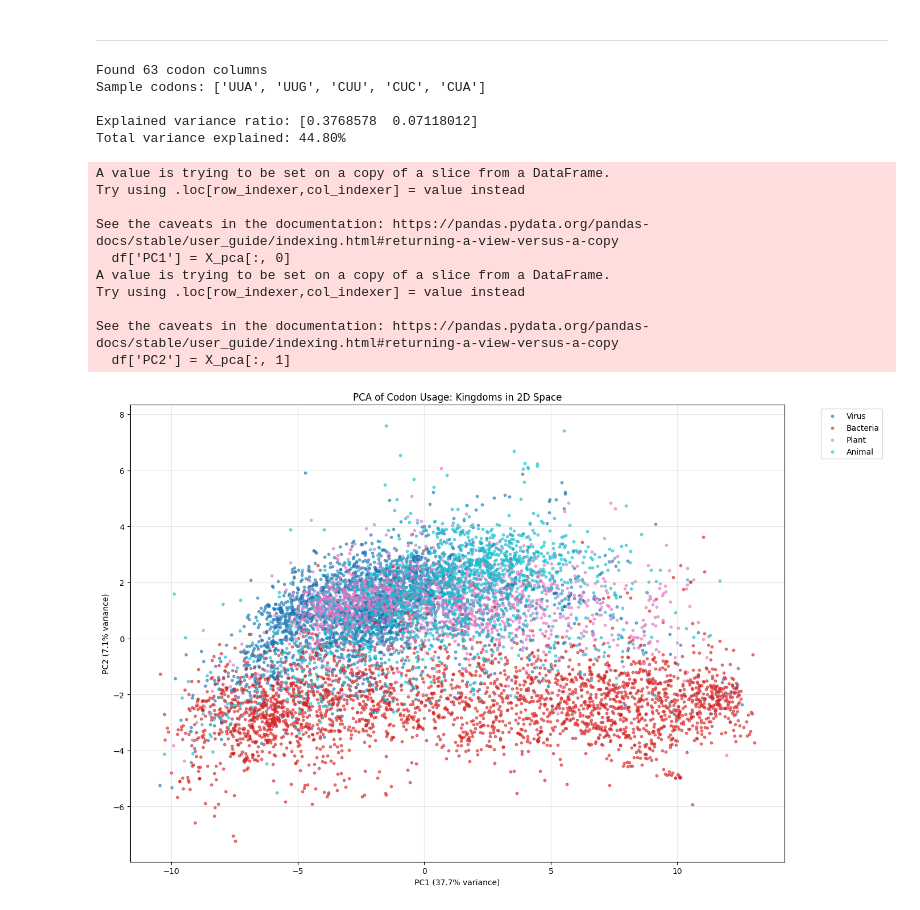
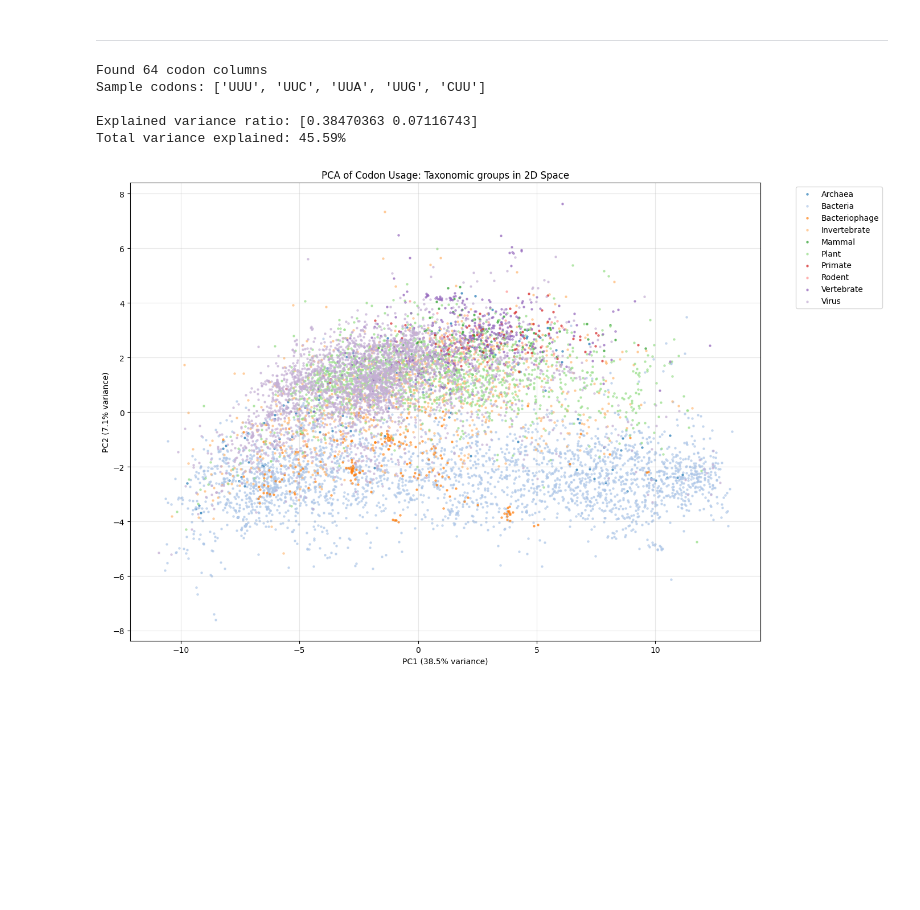
Before and after one commit to Jinniesss/compmethods-js4872, a Jupyter notebook: project/analyze.ipynb, the cells around one changed output. Drawn from its saved outputs; the diff is of its cells as text; code cells hidden in the pictures; blank space fills up the shorter version.

```diff
--- a/project/analyze.ipynb
+++ b/project/analyze.ipynb
@@ -5,6 +5,17 @@ import seaborn as sns
 import numpy as np
 
 df = pd.read_csv('codon_usage.csv')
+df = df[df['DNAtype']==0]
+df = df.drop(columns=['DNAtype'])
+df = df[df['Kingdom']!='plm']
+
+# Convert all numeric columns (codon frequencies) from string to float
+# Identify columns that should be numeric (excluding metadata columns)
+metadata_cols = ['SpeciesName', 'Kingdom']
+for col in df.columns:
+    if col not in metadata_cols:
+        df[col] = pd.to_numeric(df[col], errors='coerce')
+
 df['Kingdom'].value_counts()
 # %% [output]
 Kingdom
@@ -173,62 +203,60 @@ from sklearn.preprocessing import StandardScaler
 numeric_cols = df.select_dtypes(include=[np.number]).columns.tolist()
 
 # Remove metadata numeric columns like SpeciesID, Ncodons, DNAtype
-metadata_numeric = ['SpeciesID', 'Ncodons', 'PC1', 'PC2']
-codon_cols = [col for col in numeric_cols if col not in metadata_numeric]
-
+codon_cols = codon_cols_stats
 print(f"Found {len(codon_cols)} codon columns")
 print(f"Sample codons: {codon_cols[:5]}")
 
 # Prepare data for PCA
 X = df[codon_cols].values
 scaler = StandardScaler()
 X_scaled = scaler.fit_transform(X)
 
 # Apply PCA to reduce to 2 dimensions
 pca = PCA(n_components=2)
 X_pca = pca.fit_transform(X_scaled)
 
 # Add PCA components back to dataframe
 df['PC1'] = X_pca[:, 0]
 df['PC2'] = X_pca[:, 1]
 
 print(f"\nExplained variance ratio: {pca.explained_variance_ratio_}")
 print(f"Total variance explained: {pca.explained_variance_ratio_.sum():.2%}")
 
-# Visualize the clustering by Kingdom
+# Visualize the clustering by Kingdom (use explicit colors for consistency)
 plt.figure(figsize=(14, 9))
-kingdoms = df['Kingdom_Full'].unique()
-colors = plt.cm.tab10(np.linspace(0, 1, len(kingdoms)))
+# Define a color mapping for every taxa present in Taxon_group
+# Use a categorical colormap and assign one color per unique taxon
+taxa = sorted(df['Taxon_group'].unique())
+import matplotlib as mpl
+from matplotlib import cm
+# choose a qualitative colormap with enough distinct colors (tab20, tab20b, tab20c)
+cmap = cm.get_cmap('tab20')
+colors = [mpl.colors.to_hex(cmap(i % cmap.N)) for i in range(len(taxa))]
+kingdom_colors = dict(zip(taxa, colors))
+# keep plotting order consistent with taxa list
+kingdoms = taxa
 
-for kingdom, color in zip(kingdoms, colors):
-    mask = df['Kingdom_Full'] == kingdom
+for kingdom in kingdoms:
+    color = kingdom_colors.get(kingdom, 'lightgray')
+    mask = df['Taxon_group'] == kingdom
     plt.scatter(df.loc[mask, 'PC1'], df.loc[mask, 'PC2'],
-                label=kingdom, alpha=0.6, s=10, c=[color])
+                label=kingdom, alpha=0.6, s=5, color=color)
 
 plt.xlabel(f'PC1 ({pca.explained_variance_ratio_[0]:.1%} variance)')
 plt.ylabel(f'PC2 ({pca.explained_variance_ratio_[1]:.1%} variance)')
-plt.title('PCA of Codon Usage: Kingdoms in 2D Space')
+plt.title('PCA of Codon Usage: Taxonomic groups in 2D Space')
 plt.legend(bbox_to_anchor=(1.05, 1), loc='upper left')
 plt.grid(True, alpha=0.3)
 plt.tight_layout()
 plt.show()
 # %% [output]
-Found 63 codon columns
-Sample codons: ['UUA', 'UUG', 'CUU', 'CUC', 'CUA']
+Found 64 codon columns
+Sample codons: ['UUU', 'UUC', 'UUA', 'UUG', 'CUU']
 
-Explained variance ratio: [0.3768578  0.07118012]
-Total variance explained: 44.80%
+Explained variance ratio: [0.38470363 0.07116743]
+Total variance explained: 45.59%
-A value is trying to be set on a copy of a slice from a DataFrame.
-Try using .loc[row_indexer,col_indexer] = value instead
-
-See the caveats in the documentation: https://pandas.pydata.org/pandas-docs/stable/user_guide/indexing.html#returning-a-view-versus-a-copy
-  df['PC1'] = X_pca[:, 0]
-A value is trying to be set on a copy of a slice from a DataFrame.
-Try using .loc[row_indexer,col_indexer] = value instead
-
-See the caveats in the documentation: https://pandas.pydata.org/pandas-docs/stable/user_guide/indexing.html#returning-a-view-versus-a-copy
-  df['PC2'] = X_pca[:, 1]
-[figure, old version]
+[figure, new version]
 # %%
 # 3D PCA Visualization
 from mpl_toolkits.mplot3d import Axes3D
```
Also changed, not shown: parts of 12 cells of this notebook, 38 other files.
